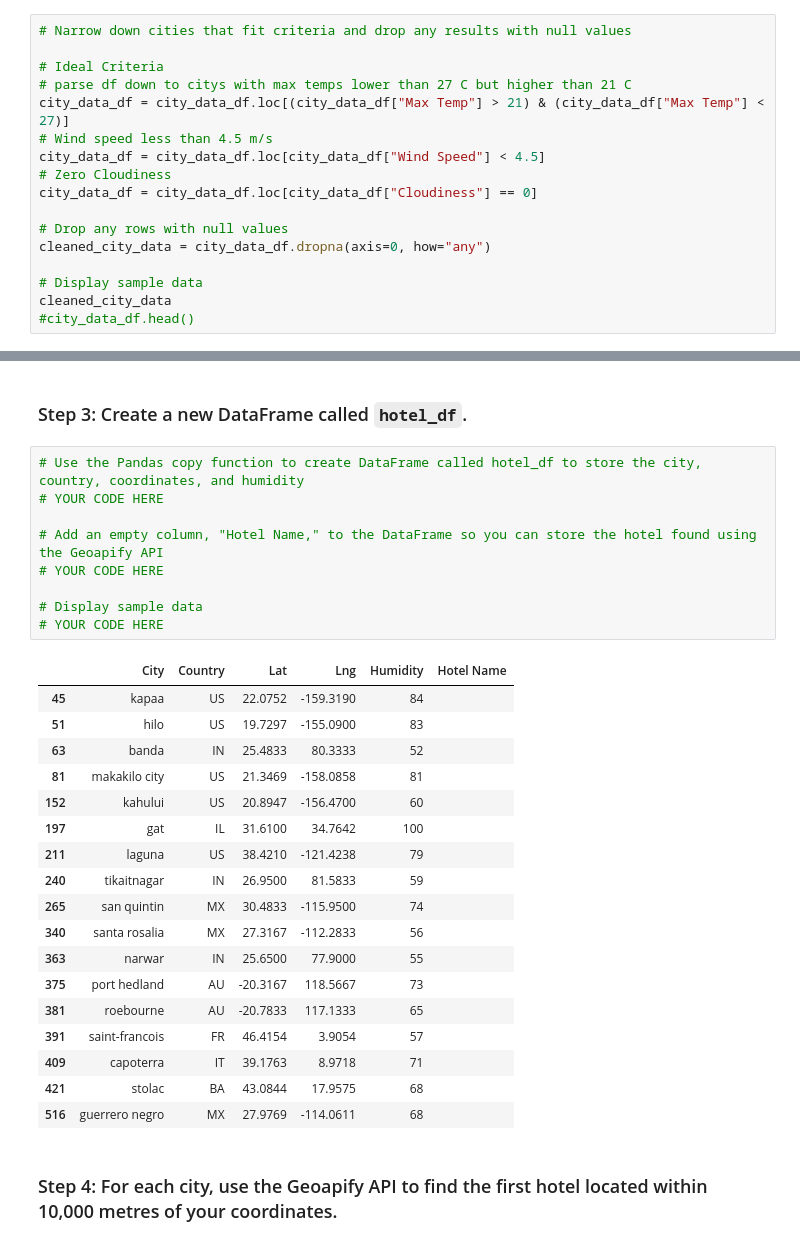
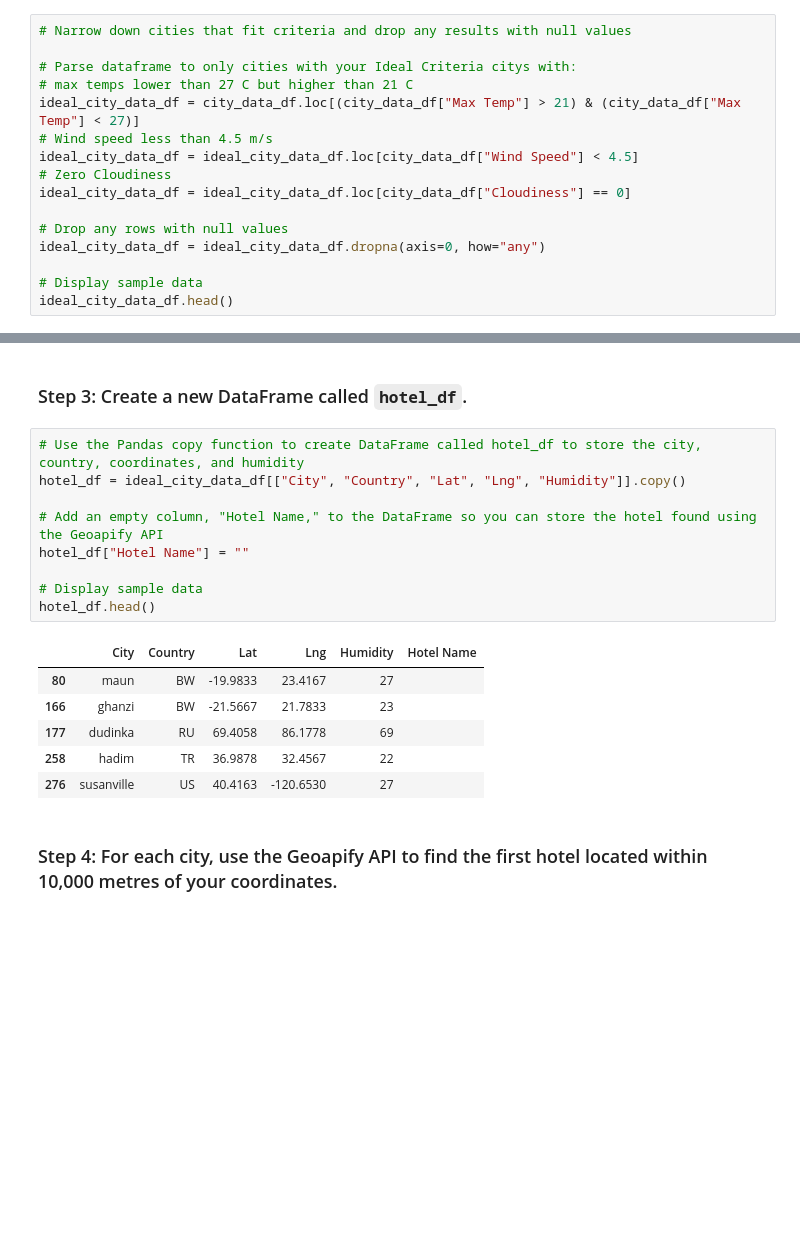
Before and after one commit to Andrew-Bourgeois/python-api-challenge, a Jupyter notebook: VacationPy_Bourgeois.ipynb, the cells around one changed output, grey strips where cells are left out. Cells and saved outputs as stored; diff of their text form; blank space fills up the shorter version.

```diff
--- a/VacationPy_Bourgeois.ipynb
+++ b/VacationPy_Bourgeois.ipynb
@@ -54,19 +57,18 @@ map_plot_1
 # %%
 # Narrow down cities that fit criteria and drop any results with null values
 
-# Ideal Criteria
-# parse df down to citys with max temps lower than 27 C but higher than 21 C
-city_data_df = city_data_df.loc[(city_data_df["Max Temp"] > 21) & (city_data_df["Max Temp"] < 27)]
+# Parse dataframe to only cities with your Ideal Criteria citys with:
+# max temps lower than 27 C but higher than 21 C
+ideal_city_data_df = city_data_df.loc[(city_data_df["Max Temp"] > 21) & (city_data_df["Max Temp"] < 27)]
 # Wind speed less than 4.5 m/s
-city_data_df = city_data_df.loc[city_data_df["Wind Speed"] < 4.5]
+ideal_city_data_df = ideal_city_data_df.loc[city_data_df["Wind Speed"] < 4.5]
 # Zero Cloudiness
-city_data_df = city_data_df.loc[city_data_df["Cloudiness"] == 0]
+ideal_city_data_df = ideal_city_data_df.loc[city_data_df["Cloudiness"] == 0]
 
 # Drop any rows with null values
-cleaned_city_data = city_data_df.dropna(axis=0, how="any")
+ideal_city_data_df = ideal_city_data_df.dropna(axis=0, how="any")
 
 # Display sample data
-cleaned_city_data
-#city_data_df.head()
+ideal_city_data_df.head()
 # %% [output]
 |  | City_ID | City | Lat | Lng | Max Temp | Humidity | Cloudiness | Wind Speed | Country | Date |
@@ -83,32 +81,20 @@ cleaned_city_data
 ### Step 3: Create a new DataFrame called `hotel_df`.
 # %%
 # Use the Pandas copy function to create DataFrame called hotel_df to store the city, country, coordinates, and humidity
-# YOUR CODE HERE
+hotel_df = ideal_city_data_df[["City", "Country", "Lat", "Lng", "Humidity"]].copy()
 
 # Add an empty column, "Hotel Name," to the DataFrame so you can store the hotel found using the Geoapify API
-# YOUR CODE HERE
+hotel_df["Hotel Name"] = ""
 
 # Display sample data
-# YOUR CODE HERE
+hotel_df.head()
 # %% [output]
 |  | City | Country | Lat | Lng | Humidity | Hotel Name |
-| 45 | kapaa | US | 22.0752 | -159.3190 | 84 |  |
-| 51 | hilo | US | 19.7297 | -155.0900 | 83 |  |
-| 63 | banda | IN | 25.4833 | 80.3333 | 52 |  |
-| 81 | makakilo city | US | 21.3469 | -158.0858 | 81 |  |
-| 152 | kahului | US | 20.8947 | -156.4700 | 60 |  |
-| 197 | gat | IL | 31.6100 | 34.7642 | 100 |  |
-| 211 | laguna | US | 38.4210 | -121.4238 | 79 |  |
-| 240 | tikaitnagar | IN | 26.9500 | 81.5833 | 59 |  |
-| 265 | san quintin | MX | 30.4833 | -115.9500 | 74 |  |
-| 340 | santa rosalia | MX | 27.3167 | -112.2833 | 56 |  |
-| 363 | narwar | IN | 25.6500 | 77.9000 | 55 |  |
-| 375 | port hedland | AU | -20.3167 | 118.5667 | 73 |  |
-| 381 | roebourne | AU | -20.7833 | 117.1333 | 65 |  |
-| 391 | saint-francois | FR | 46.4154 | 3.9054 | 57 |  |
-| 409 | capoterra | IT | 39.1763 | 8.9718 | 71 |  |
-| 421 | stolac | BA | 43.0844 | 17.9575 | 68 |  |
-| 516 | guerrero negro | MX | 27.9769 | -114.0611 | 68 |  |
+| 80 | maun | BW | -19.9833 | 23.4167 | 27 |  |
+| 166 | ghanzi | BW | -21.5667 | 21.7833 | 23 |  |
+| 177 | dudinka | RU | 69.4058 | 86.1778 | 69 |  |
+| 258 | hadim | TR | 36.9878 | 32.4567 | 22 |  |
+| 276 | susanville | US | 40.4163 | -120.6530 | 27 |  |
 # %% [markdown]
 ### Step 4: For each city, use the Geoapify API to find the first hotel located within 10,000 metres of your coordinates.
 # %%
```
Also changed, not shown: parts of 6 cells of this notebook, 7 other files.
